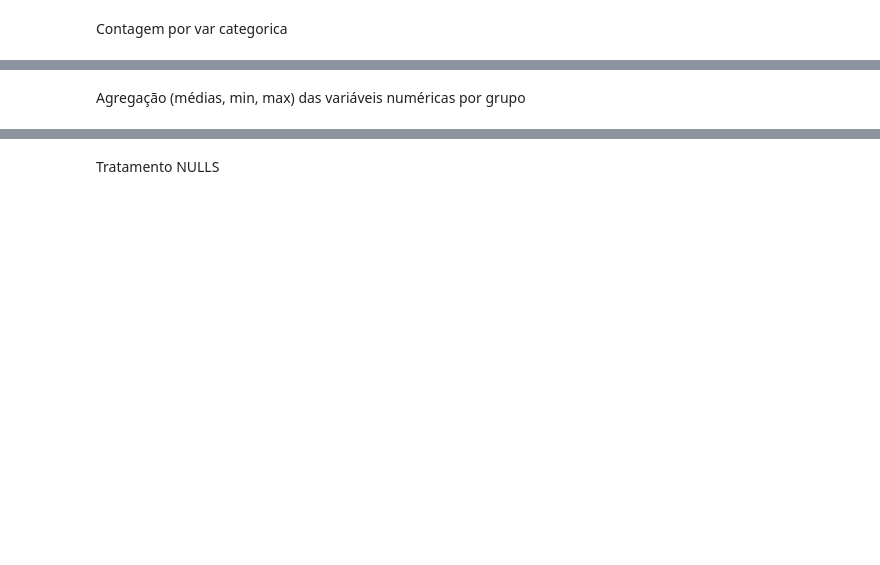
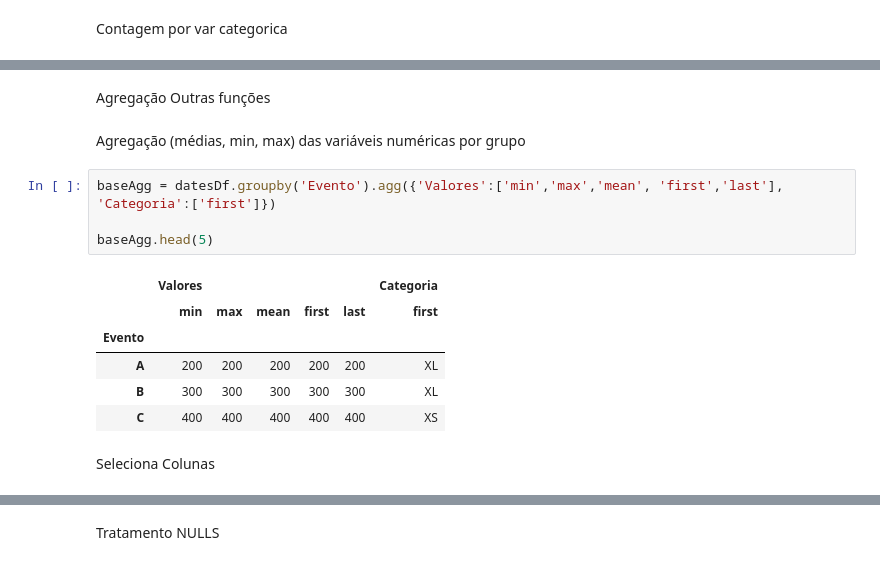
Before and after one commit to Flaviaestat/Phyton, a Jupyter notebook: 00_Principais_Phyton.ipynb, the cells around one changed output, grey strips where cells are left out. Saved outputs shown, nothing was run; the diff lists cells and outputs as text; blank space fills up the shorter version.

```diff
--- a/00_Principais_Phyton.ipynb
+++ b/00_Principais_Phyton.ipynb
@@ -134,2 +175,17 @@ Contagem por var categorica
+# %% [markdown]
+Agregação Outras funções
 # %% [markdown]
 Agregação (médias, min, max) das variáveis numéricas por grupo
+# %%
+baseAgg = datesDf.groupby('Evento').agg({'Valores':['min','max','mean', 'first','last'], 'Categoria':['first']})
+
+baseAgg.head(5)
+# %% [output]
+|  | Valores |  |  |  |  | Categoria |
+|  | min | max | mean | first | last | first |
+| Evento |  |  |  |  |  |  |
+| A | 200 | 200 | 200 | 200 | 200 | XL |
+| B | 300 | 300 | 300 | 300 | 300 | XL |
+| C | 400 | 400 | 400 | 400 | 400 | XS |
+# %% [markdown]
+Seleciona Colunas
```
Also changed, not shown: parts of 23 cells of this notebook.
